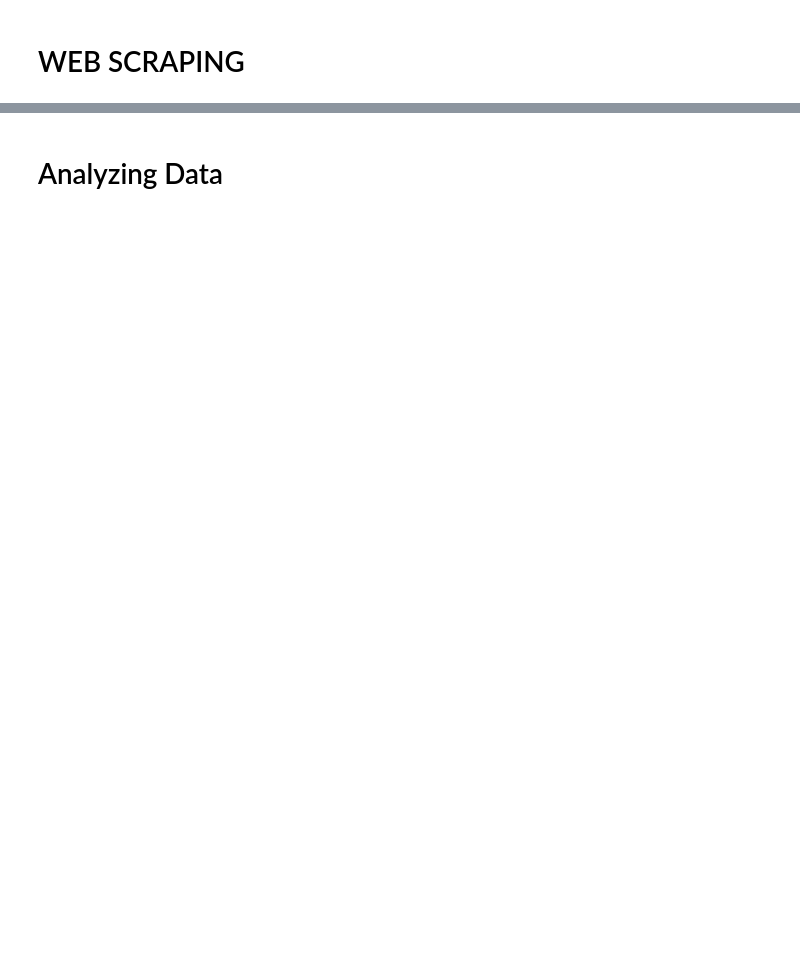
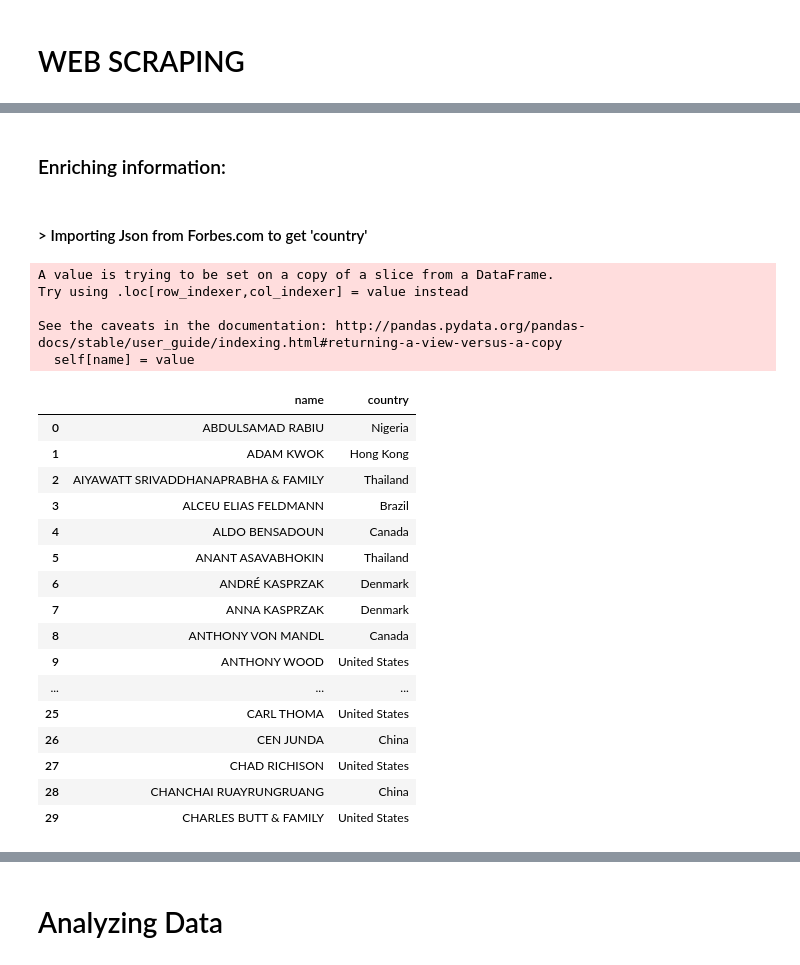
Before and after one commit to CristopherRL/Ironhack-Module_1_Project-Automatic_Reporting, a Jupyter notebook: notebooks/Stage2.ipynb, the cells around one changed output, grey strips where cells are left out. Cells and saved outputs as stored; diff of their text form; code cells hidden in the pictures; blank space fills up the shorter version.

```diff
--- a/notebooks/Stage2.ipynb
+++ b/notebooks/Stage2.ipynb
@@ -24,0 +28,34 @@ url = 'https://www.forbes.com/real-time-billionaires/#3d74a5283d78'
+# %% [markdown]
+### Enriching information:
+# %% [markdown]
+#### > Importing Json from Forbes.com to get 'country'
+# %%
+forbes_url = 'https://www.forbes.com/ajax/list/data?year=2018&uri=billionaires&type=person'
+df = pd.read_json(forbes_url, orient='records')
+#id_country.head(20)
+name_country = df[['name', 'country',]]
+name_country.name = id_country.name.str.upper()
+name_country.head(30) #Ill try to merge this table with proc_data
+# %% [output]
+A value is trying to be set on a copy of a slice from a DataFrame.
+Try using .loc[row_indexer,col_indexer] = value instead
+
+See the caveats in the documentation: http://pandas.pydata.org/pandas-docs/stable/user_guide/indexing.html#returning-a-view-versus-a-copy
+  self[name] = value
+|  | name | country |
+| 0 | ABDULSAMAD RABIU | Nigeria |
+| 1 | ADAM KWOK | Hong Kong |
+| 2 | AIYAWATT SRIVADDHANAPRABHA & FAMILY | Thailand |
+| 3 | ALCEU ELIAS FELDMANN | Brazil |
+| 4 | ALDO BENSADOUN | Canada |
+| 5 | ANANT ASAVABHOKIN | Thailand |
+| 6 | ANDRÉ KASPRZAK | Denmark |
+| 7 | ANNA KASPRZAK | Denmark |
+| 8 | ANTHONY VON MANDL | Canada |
+| 9 | ANTHONY WOOD | United States |
+| ... | ... | ... |
+| 25 | CARL THOMA | United States |
+| 26 | CEN JUNDA | China |
+| 27 | CHAD RICHISON | United States |
+| 28 | CHANCHAI RUAYRUNGRUANG | China |
+| 29 | CHARLES BUTT & FAMILY | United States |
```
Also changed, not shown: parts of 22 cells of this notebook, 1 other file.
